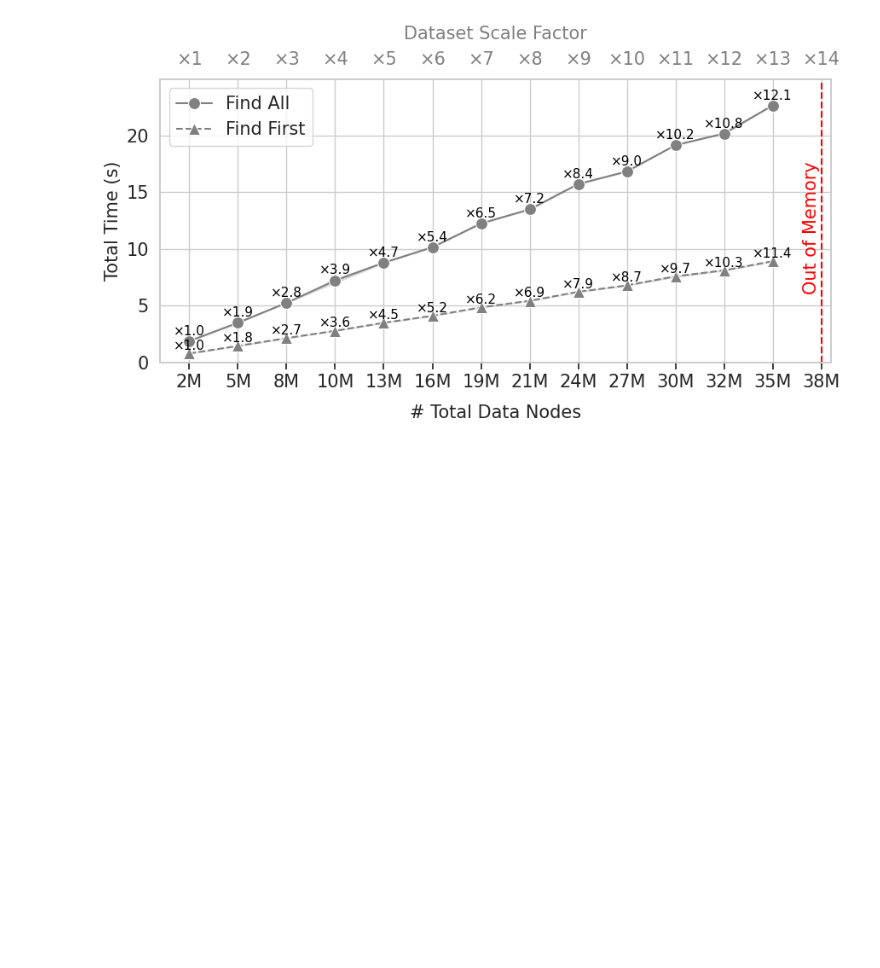
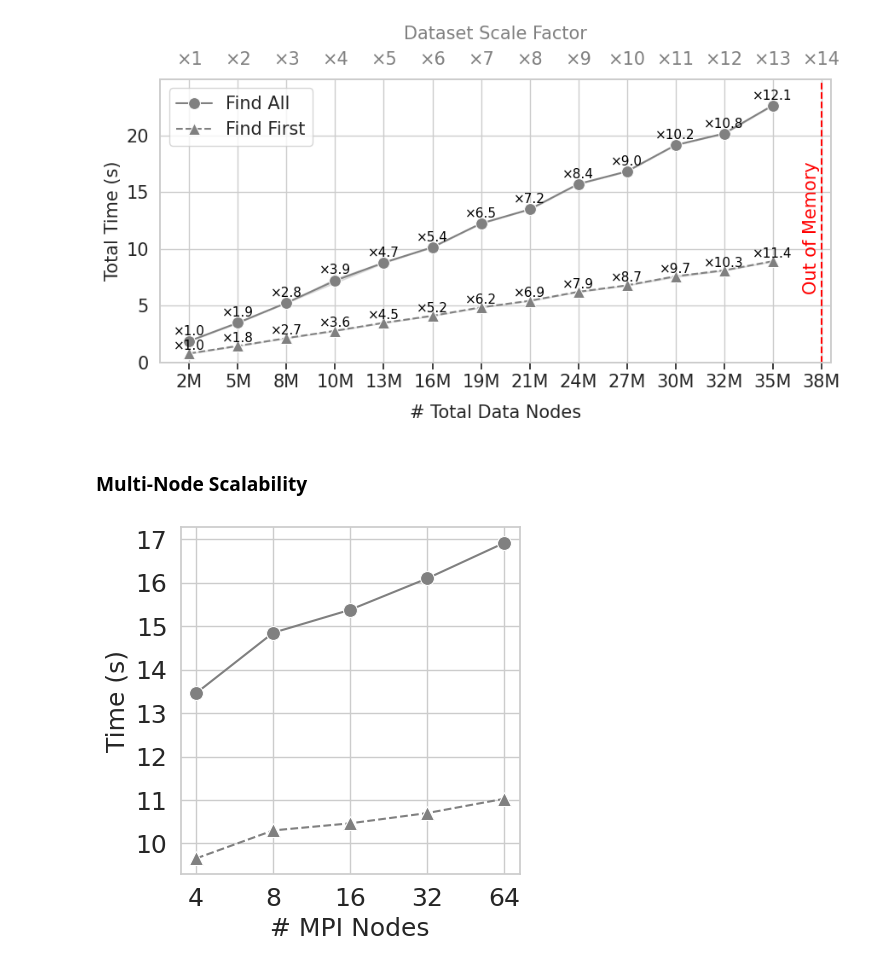
Before and after one commit to antonio-decaro/SIGMo, a Jupyter notebook: 4_produce_plot.ipynb, the cells around one changed output. Cells and saved outputs as stored; diff of their text form; code cells hidden in the pictures; blank space fills up the shorter version.

```diff
--- a/4_produce_plot.ipynb
+++ b/4_produce_plot.ipynb
@@ -1031,7 +899,7 @@ import glob
 
 df = pd.DataFrame(columns=['scale', 'filter_time', 'join_time', 'total_time', 'matches', 'find-all'])
 
-for file in glob.glob('./out/SIGMO/logs/*.log'):
+for file in glob.glob('./out/SIGMO/logs/logs_*.log'):
   filter_times = []
   join_times = []
   total_times = []
@@ -1133,3 +1001,50 @@ fig.tight_layout()
 fig.savefig('./out/plots/single_node_scale_time.pdf', dpi=300)
 # %% [output]
 [figure]
+# %% [markdown]
+### Multi-Node Scalability
+# %%
+df = pd.DataFrame(columns=['nodes', 'graphs', 'time', 'matches', 'find-all'])
+for file in glob.glob('./out/SIGMO/logs/sigmo_mpi/sigmo_*.log'):
+  fname = file.split('/')[-1].split('.')[0]
+  find_all = False
+  if '_findall' in fname:
+    find_all = True
+    fname = fname.replace('_findall', '')
+  nodes = int(fname.replace('sigmo_mpi_', ''))
+  time = 0
+  matches = 0
+  graphs = 0
+  with open(file) as f:
+    for line in f:
+      if line.startswith('# Total Data Nodes'):
+        graphs = int(line.split(' ')[-1])
+      elif line.startswith('MPI time:'):
+        time = int(line.split(' ')[-2])
+      elif line.startswith('# Total matches:'):
+        matches = int(line.split(' ')[-1].replace('.', ''))
+  df.loc[len(df)] = [nodes, graphs, time, matches, find_all]
+
+df['time'] = df['time'].astype(int) / 1000
+df['throughput'] = df['matches'] / df['time']
+# %%
+FONTSIZE = 18
+
+fig, axs = plt.subplots(figsize=(4.5, 4.5))
+df.sort_values(by='nodes', inplace=True)
+
+g = sns.lineplot(data=df[df['find-all']], x='nodes', y='time', ax=axs, marker='o', markersize=10, color='gray')
+g = sns.lineplot(data=df[~df['find-all']], x='nodes', y='time', ax=axs, marker='^', markersize=10, color='gray', linestyle='--')
+axs.set_xticks(df['nodes'].unique())
+axs.set_ylabel('Time (s)')
+axs.set_xlabel('# MPI Nodes')
+axs.set_xscale('log', base=2)
+axs.set_xticklabels([str(int(x)) for x in axs.get_xticks()])
+
+set_font_size(axs, FONTSIZE)
+
+fig.tight_layout()
+fig.savefig('./out/plots/sigmo_mpi_time.pdf', dpi=300)
+fig.show()
+# %% [output]
+[figure, added]
```
Also changed, not shown: parts of 18 cells of this notebook, 2 other files.
